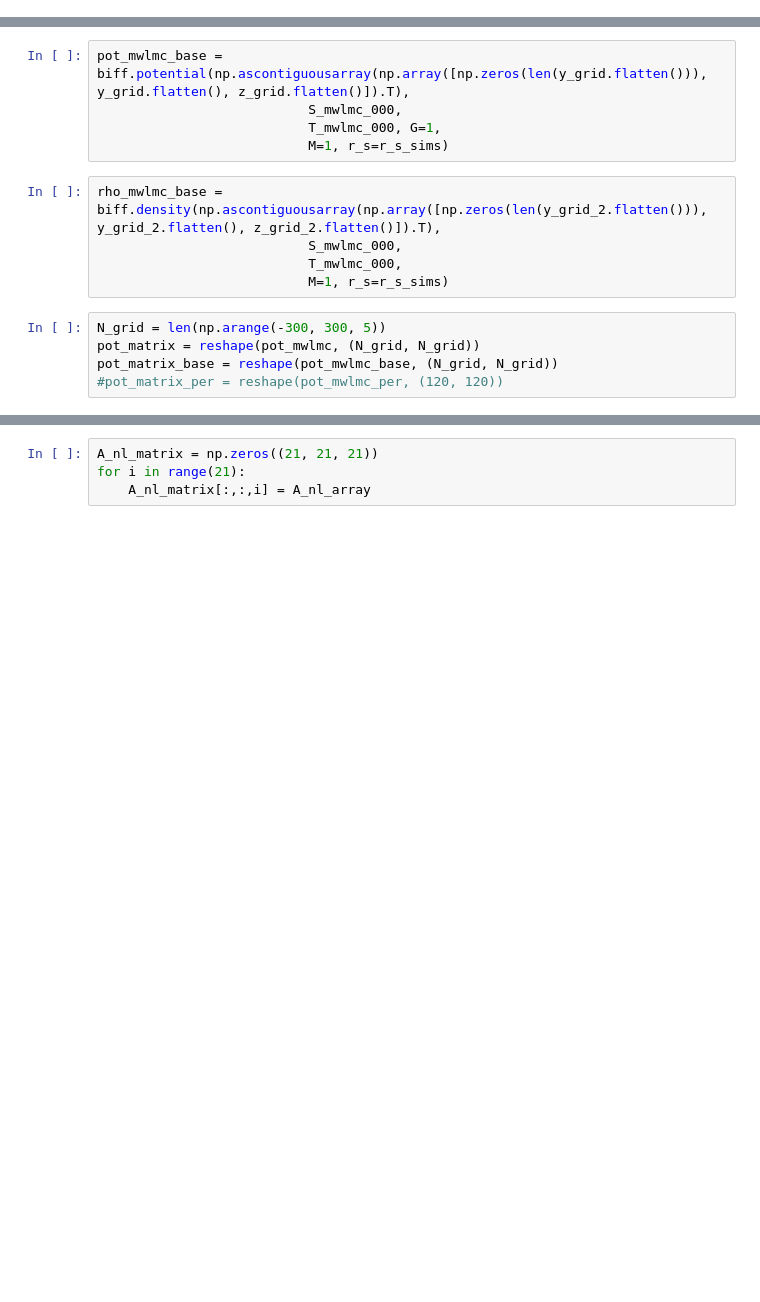
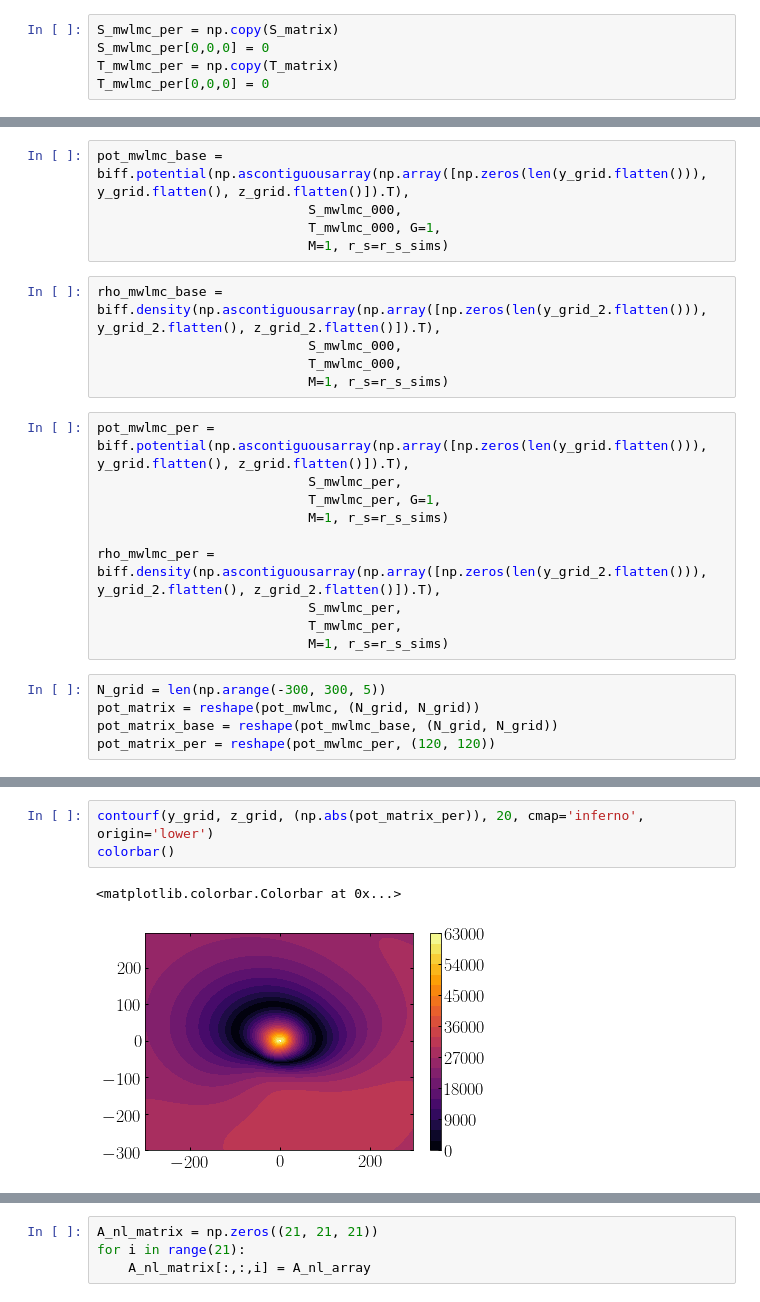
Before and after one commit to jngaravitoc/MW-LMC-SCF, a Jupyter notebook: code/BFE_mwlmc_energy.ipynb, the cells around one changed output, grey strips where cells are left out. Cells and saved outputs as stored; diff of their text form; blank space fills up the shorter version.

```diff
--- a/code/BFE_mwlmc_energy.ipynb
+++ b/code/BFE_mwlmc_energy.ipynb
@@ -97,3 +102,8 @@ S_mwlmc_000 = np.zeros(shape(S_matrix))
 S_mwlmc_000[0,0,0] = S_matrix[0,0,0]
 T_mwlmc_000 = np.zeros(shape(T_matrix))
 T_mwlmc_000[0,0,0] = T_matrix[0,0,0]
+# %%
+S_mwlmc_per = np.copy(S_matrix)
+S_mwlmc_per[0,0,0] = 0
+T_mwlmc_per = np.copy(T_matrix)
+T_mwlmc_per[0,0,0] = 0
@@ -107,8 +122,18 @@ rho_mwlmc_base = biff.density(np.ascontiguousarray(np.array([np.zeros(len(y_grid
                            S_mwlmc_000,
                            T_mwlmc_000,
                            M=1, r_s=r_s_sims)
+# %%
+pot_mwlmc_per = biff.potential(np.ascontiguousarray(np.array([np.zeros(len(y_grid.flatten())), y_grid.flatten(), z_grid.flatten()]).T),
+                           S_mwlmc_per,
+                           T_mwlmc_per, G=1,
+                           M=1, r_s=r_s_sims)
+
+rho_mwlmc_per = biff.density(np.ascontiguousarray(np.array([np.zeros(len(y_grid_2.flatten())), y_grid_2.flatten(), z_grid_2.flatten()]).T),
+                           S_mwlmc_per,
+                           T_mwlmc_per,
+                           M=1, r_s=r_s_sims)
 # %%
 N_grid = len(np.arange(-300, 300, 5))
 pot_matrix = reshape(pot_mwlmc, (N_grid, N_grid))
 pot_matrix_base = reshape(pot_mwlmc_base, (N_grid, N_grid))
-#pot_matrix_per = reshape(pot_mwlmc_per, (120, 120))
+pot_matrix_per = reshape(pot_mwlmc_per, (120, 120))
@@ -151,0 +278,6 @@ savefig('BFE_potential.pdf', bbox_inches='tight')
+# %%
+contourf(y_grid, z_grid, (np.abs(pot_matrix_per)), 20, cmap='inferno', origin='lower')
+colorbar()
+# %% [output]
+<matplotlib.colorbar.Colorbar at 0x...>
+[figure, added]
```
Also changed, not shown: parts of 19 cells of this notebook, 2 other files.
